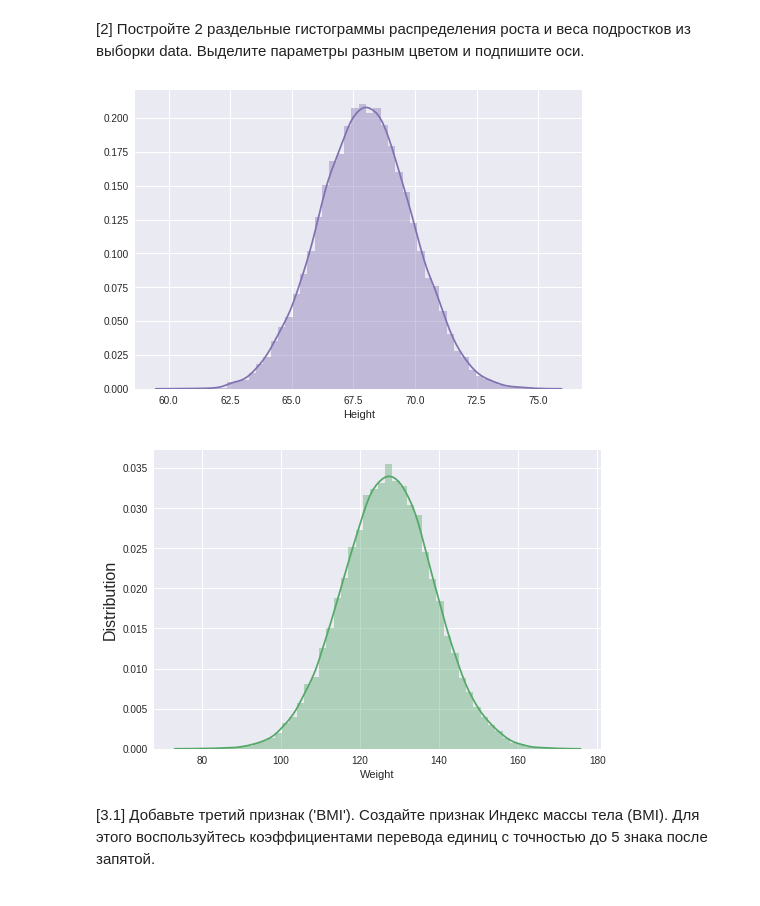
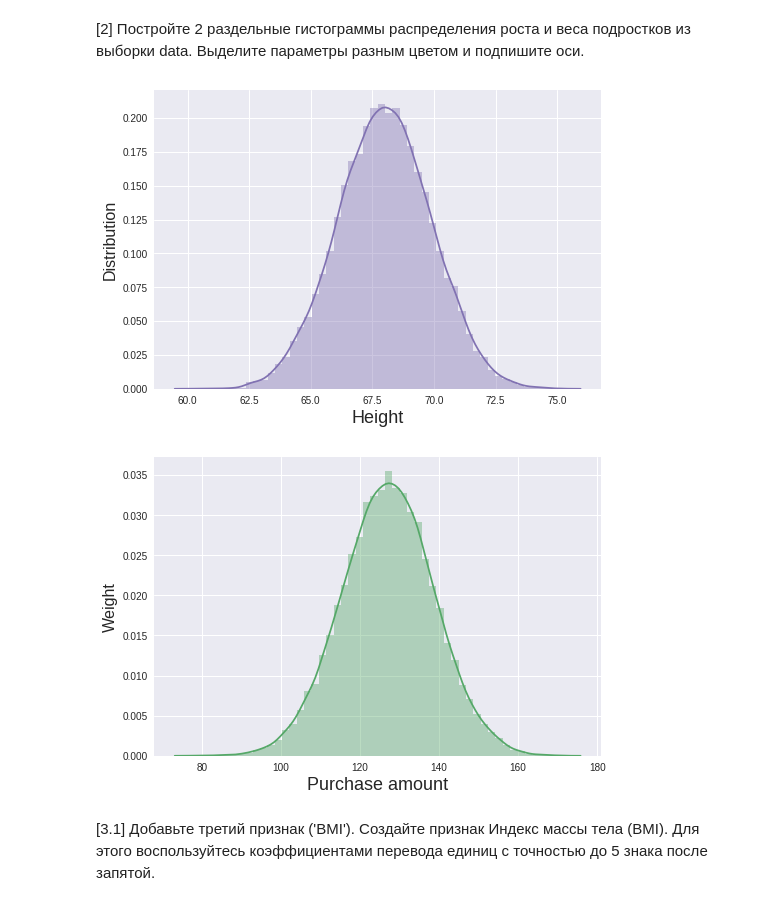
Before and after one commit to yashim/S7_hackathon, a Jupyter notebook: qualifines.ipynb, the cells around one changed output. Cells and saved outputs as stored; diff of their text form; code cells hidden in the pictures.

Commit message:
graph changed

```diff
--- a/qualifines.ipynb
+++ b/qualifines.ipynb
@@ -23,14 +23,16 @@ df.head()
 [2] Постройте 2 раздельные гистограммы распределения роста и веса подростков из выборки data. Выделите параметры разным цветом и подпишите оси.
 # %%
 sns.distplot(df['Height'], color="m")
+plt.ylabel('Distribution', fontsize=16)
+plt.xlabel('Height', fontsize=18)
 plt.show()
 sns.distplot(df['Weight'], color="g")
 plt.xlabel('Purchase amount', fontsize=18)
-plt.ylabel('Distribution', fontsize=16)
+plt.ylabel('Weight', fontsize=16)
 plt.show()
 # %% [output]
-[figure, old version]
+[figure, new version]
-[figure, old version]
+[figure, new version]
 # %% [markdown]
 [3.1] Добавьте третий признак ('BMI'). Создайте признак Индекс массы тела (BMI). Для этого воспользуйтесь коэффициентами перевода единиц с точностью до 5 знака после запятой.
 # %%
```
Also changed, not shown: parts of 2 cells of this notebook.
